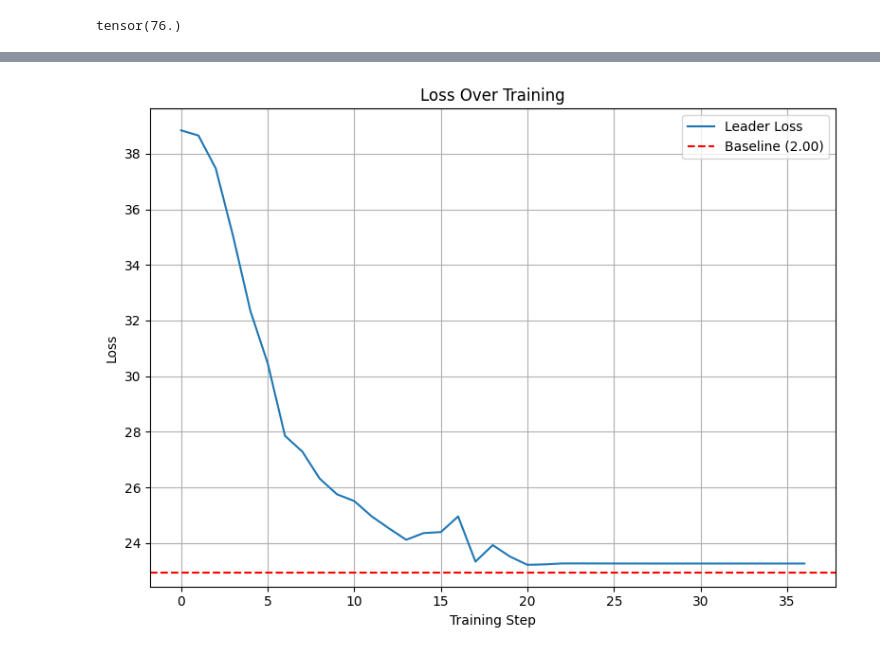
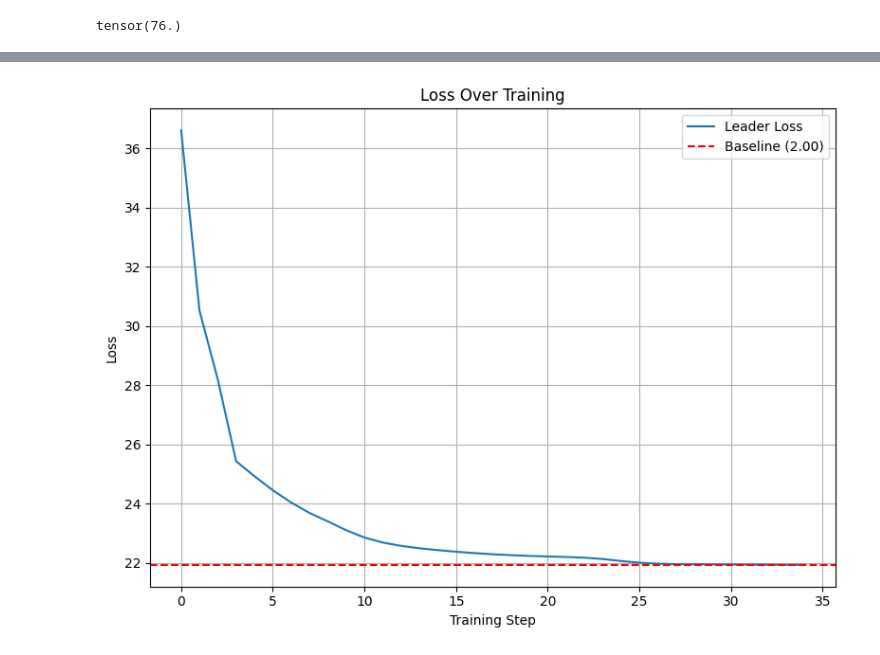
Before and after one commit to kbundaleski9000/thesis, a Jupyter notebook: testing_graph.ipynb, the cells around one changed output, grey strips where cells are left out. Cells and saved outputs as stored; diff of their text form; code cells hidden in the pictures.

```diff
--- a/testing_graph.ipynb
+++ b/testing_graph.ipynb
@@ -200,6 +103,3 @@ trainer.edge_cost = edge_cost
 # %%
-node_mass, edge_occ, final_flows, policies, W_cong_history, zeta_history = solve_multigroup(
-    env, solvers, T=10, W_max=100, theta_leader=theta_leader,
-    edge_cost=edge_cost
-)
+node_mass, edge_occ, final_flows, policies, W_cong_history, zeta_history = solve_multigroup(env, solvers, T=50, W_max=15, theta_leader=theta_leader)
 # %%
@@ -503,0 +115,6 @@ Target Device: cpu
+# %%
+loss = 0
+for i in range(env.H):
+    cost = final_flows[i, 18] - 1
+    loss = loss + cost
+loss
@@ -504,25 +278,34 @@ Target Device: cpu
 # %%
+seed = 1
+torch.manual_seed(seed)
+config = load_config("config_graph.yaml")
+
+env, solvers, trainer, config = create_graph_mfg_from_config(config)
+
+# Training loop
+theta_leader = torch.zeros((env.N, env.N), device=env.device)  # Initialize leader's strategy
+#theta_leader[1,2] = 5.0
+#theta_leader[2,1] = 5.0
+
+node_mass, edge_occ, final_flows, policies, W_cong_history, zeta_history = solve_multigroup(env, solvers, T=1, W_max=100, theta_leader=theta_leader)
+
 print("Starting Leader Infrastructure Optimization...")
 print("-" * 50)
 flows_previous = final_flows.detach()  # Detach to avoid backprop through the entire history
 W_cong_history = W_cong_history.detach()  # Detach to avoid backprop
 losses = []
+losses_congestion = []
 
-epochs = 50
+epochs = 35
 for epoch in range(1, epochs + 1):
 
     # Execute one optimization step
-    social_loss, flows_new, W_cong_history_new, theta_leader_new = trainer.train_step(flows_previous, W_cong_history, epoch)
+    social_loss, flows_new, W_cong_history_new, theta_leader_new, congestion_loss = trainer.train_step(flows_previous, W_cong_history, epoch)
 
     # Pass the newly generated flows as the historical footprint for the next epoch
     flows_previous = flows_new.detach()
     W_cong_history = W_cong_history_new.detach()
     theta_leader = theta_leader_new.detach()
-    print(f"fraction arrived: {flows_new[-1, 18].item():.4f}")
-    print(f"|zeta|max: {solvers[0].zeta.abs().max().item():.2f}")
-    pol = env.get_policy(solvers[0].zeta)
-    sat = ((pol == 0.0) | (pol == 1.0)).float().mean().item()
-    print(f"policy saturation: {sat*100:.1f}%")
 
     # Optional: Recompute or update W_cong_history based on flows_new if required,
     # otherwise it continues to adapt based on the internal solve_multigroup loop.
@@ -531,6 +314,7 @@ for epoch in range(1, epochs + 1):
         print(f"Epoch {epoch:02d}/{epochs} | Social Loss (Travel Time): {social_loss:.4f}")
 
     losses.append(social_loss)
+    losses_congestion.append(congestion_loss)
 
 print("-" * 50)
 print("Training Complete!")
@@ -651,11 +398,11 @@ losses
 # %%
 import torch
 # Convert the tensors to plain floats inside the dictionary
 loss_dict = {
     "Leader Loss": [loss.item() for loss in losses]
 }
 
 # Now you can pass it safely to your plotting function
-plot_losses_line(loss_dict, yline=22.945)
+plot_losses_line(loss_dict, yline=21.94)
 # %% [output]
-[figure, old version]
+[figure, new version]
```
Also changed, not shown: parts of 31 cells of this notebook, 4 other files.
